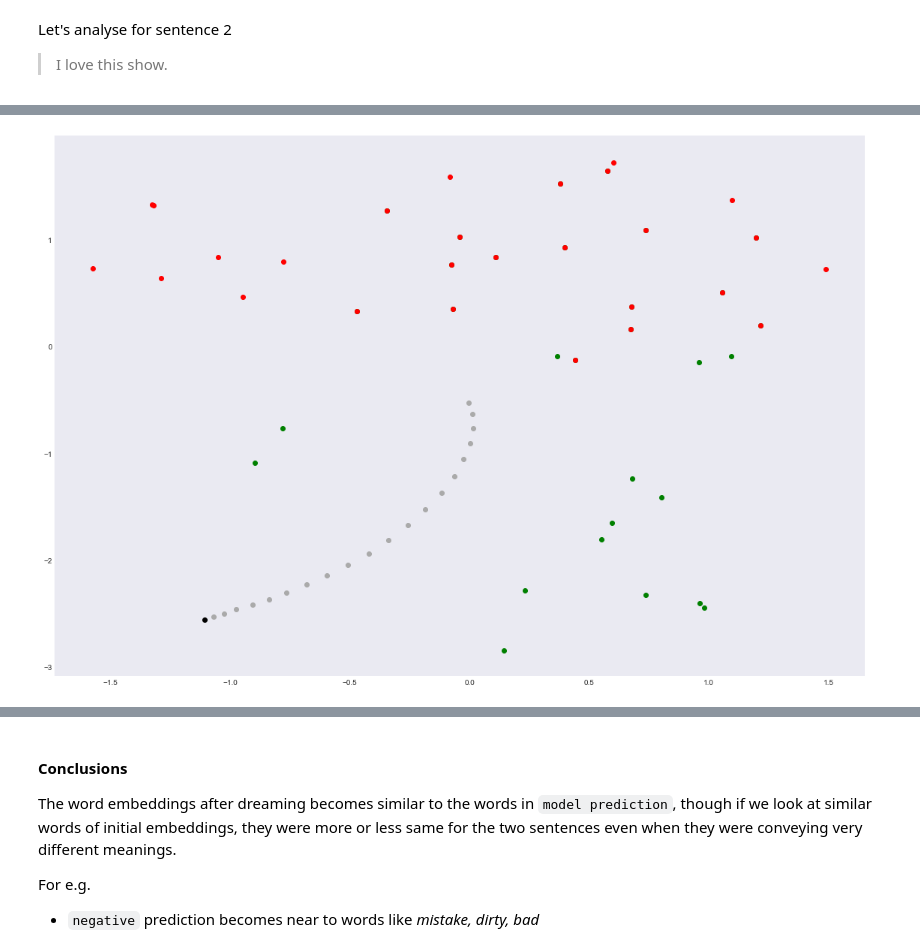
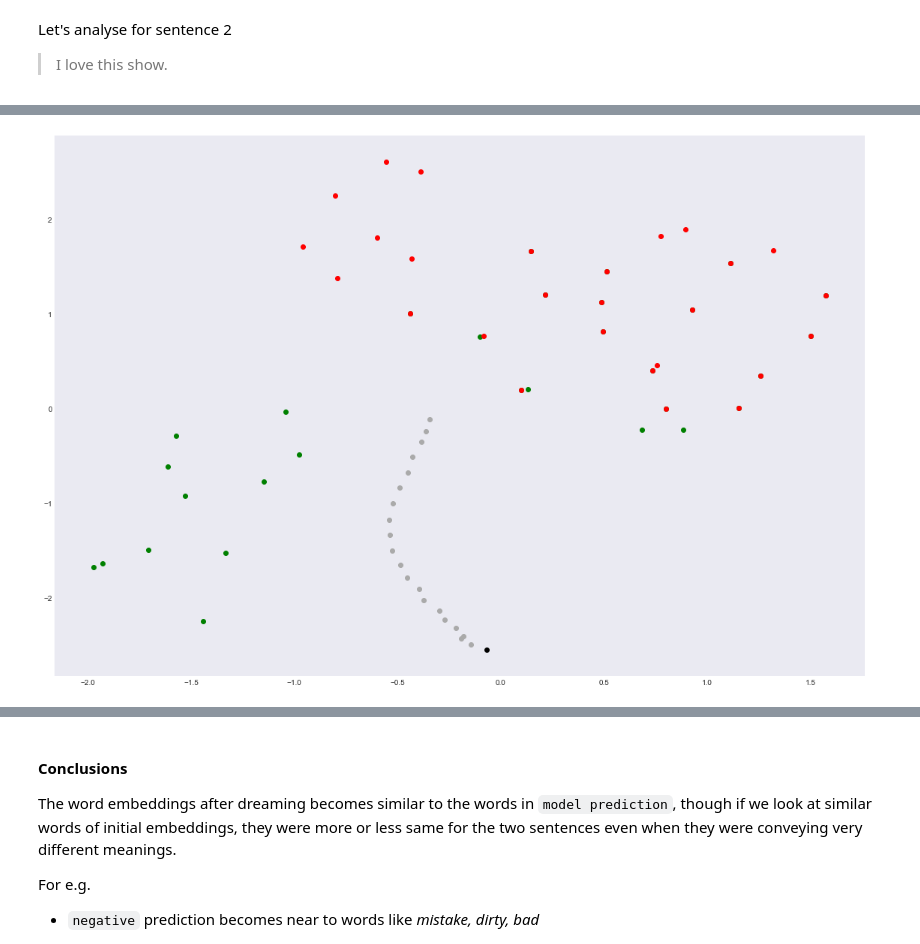
Before and after one commit to mythrex/deep_dream_textual_data, a Jupyter notebook: demo.ipynb, the cells around one changed output, grey strips where cells are left out. Drawn from its saved outputs; the diff is of its cells as text; code cells hidden in the pictures.

```diff
--- a/demo.ipynb
+++ b/demo.ipynb
@@ -249,14 +244,14 @@ Image.open("./outputs/fc2/1.png")
 # %%
 embedding_arr_reduced, colors = visualize_embeddings(pos_neg_words,
                                                      sentences_embedding_steps,
                                                      text=TEXT,
                                                     #  sentence no, here we are choosing sentence idx 1, you can try with 0
                                                      step=1,
                                                      debug=True,
-                                                     tsne_config={'perplexity': 50, 'learning_rate': 10, 'n_iter': 500}
+                                                     tsne_config={'perplexity': 50, 'learning_rate': 10, 'n_iter': 300}
                                                      )
 # %% [output]
-[figure, old version]
+[figure, new version]
 # %% [markdown]
 Here dreaming, made sentence embeddings towards positive words.
 
```
Also changed, not shown: parts of 12 cells of this notebook, 10 other files.
